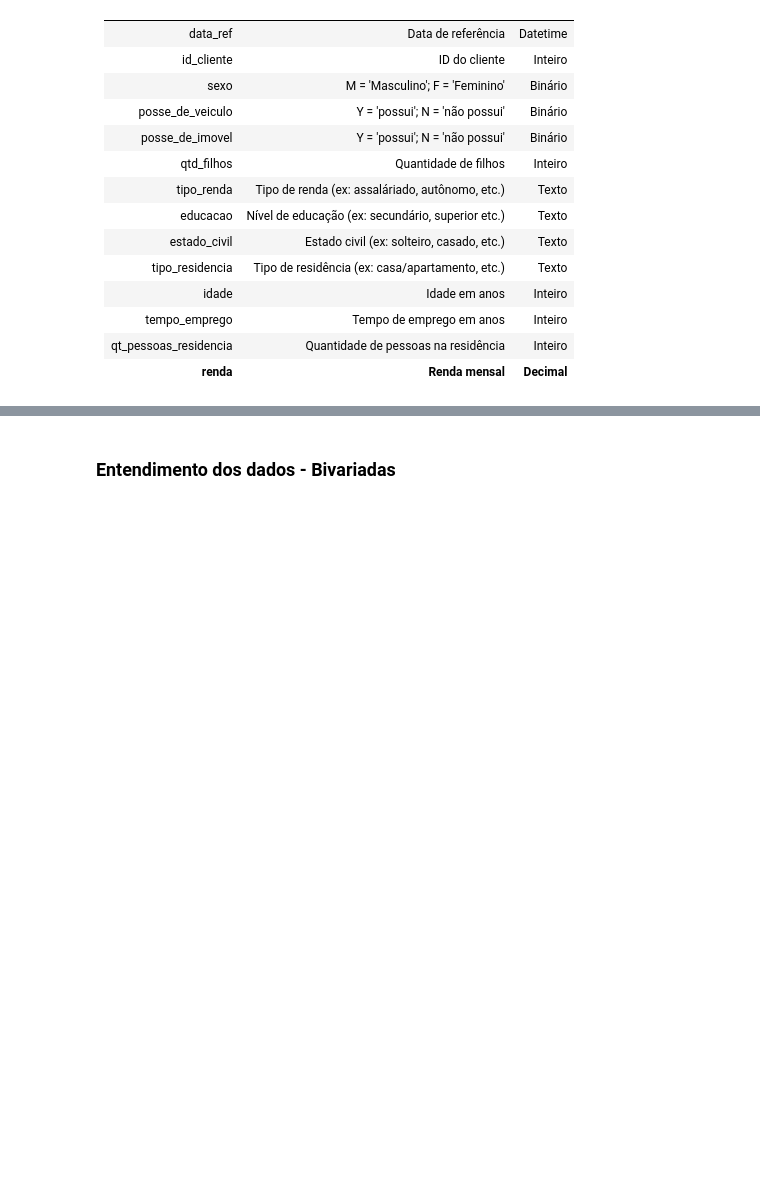
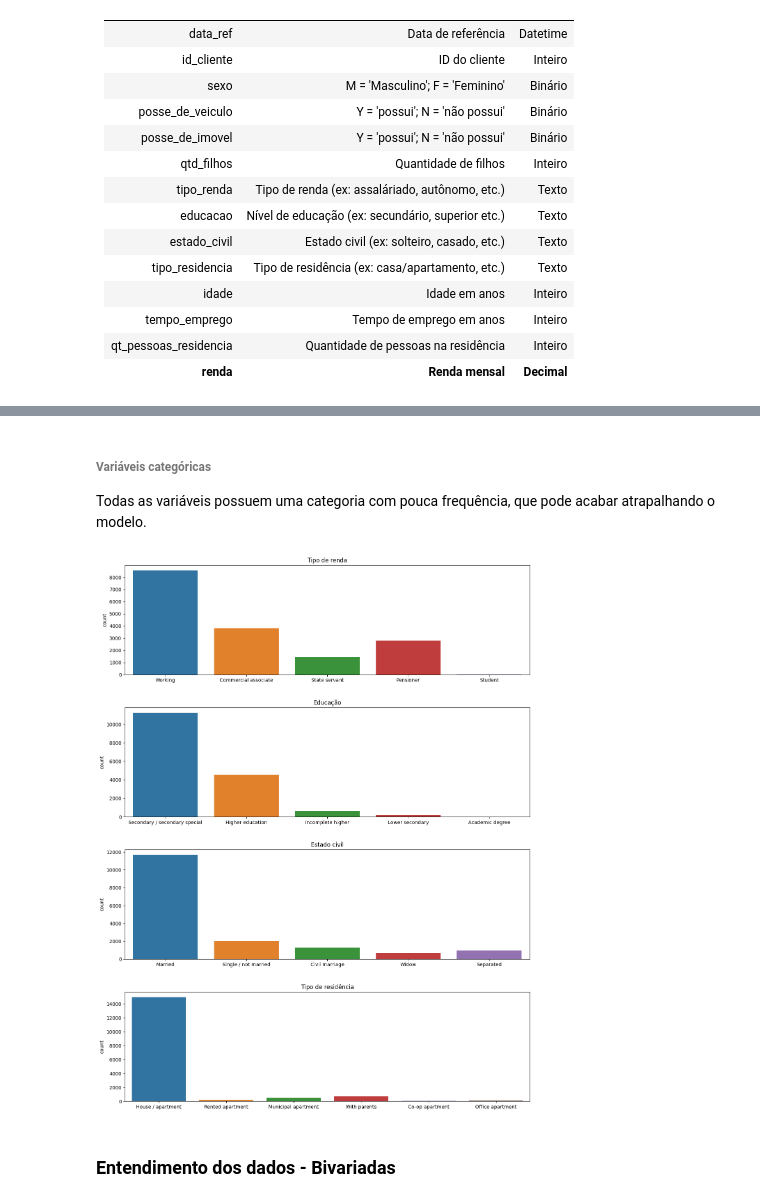
Before and after one commit to daviNGL/EBAC-projeto-previsao-de-renda, a Jupyter notebook: projeto.ipynb, the cells around one changed output, grey strips where cells are left out. Drawn from its saved outputs; the diff is of its cells as text; code cells hidden in the pictures; blank space fills up the shorter version.

```diff
--- a/projeto.ipynb
+++ b/projeto.ipynb
@@ -77,3 +181,28 @@ prof.to_file('./output/renda_analisys.html')
+# %% [markdown]
+###### Variáveis categóricas
+
+Todas as variáveis possuem uma categoria com pouca frequência, que pode acabar atrapalhando o modelo.
+# %%
+figura, (ax1, ax2, ax3, ax4) = plt.subplots(4, 1, figsize=(15, 20))
+
+sns.countplot(data = df, x = 'tipo_renda', ax = ax1)
+sns.countplot(data = df, x = 'educacao', ax = ax2)
+sns.countplot(data = df, x = 'estado_civil', ax = ax3)
+sns.countplot(data = df, x = 'tipo_residencia', ax = ax4)
+
+ax1.set_xlabel('')
+ax2.set_xlabel('')
+ax3.set_xlabel('')
+ax4.set_xlabel('')
+
+ax1.set_title('Tipo de renda')
+ax2.set_title('Educação')
+ax3.set_title('Estado civil')
+ax4.set_title('Tipo de residência')
+
+figura.subplots_adjust(hspace=0.3, wspace=0.5)
+# %% [output]
+[figure, added]
 # %% [markdown]
 ### Entendimento dos dados - Bivariadas
 # %% [markdown]
```
Also changed, not shown: parts of 26 cells of this notebook, 1 other file.
